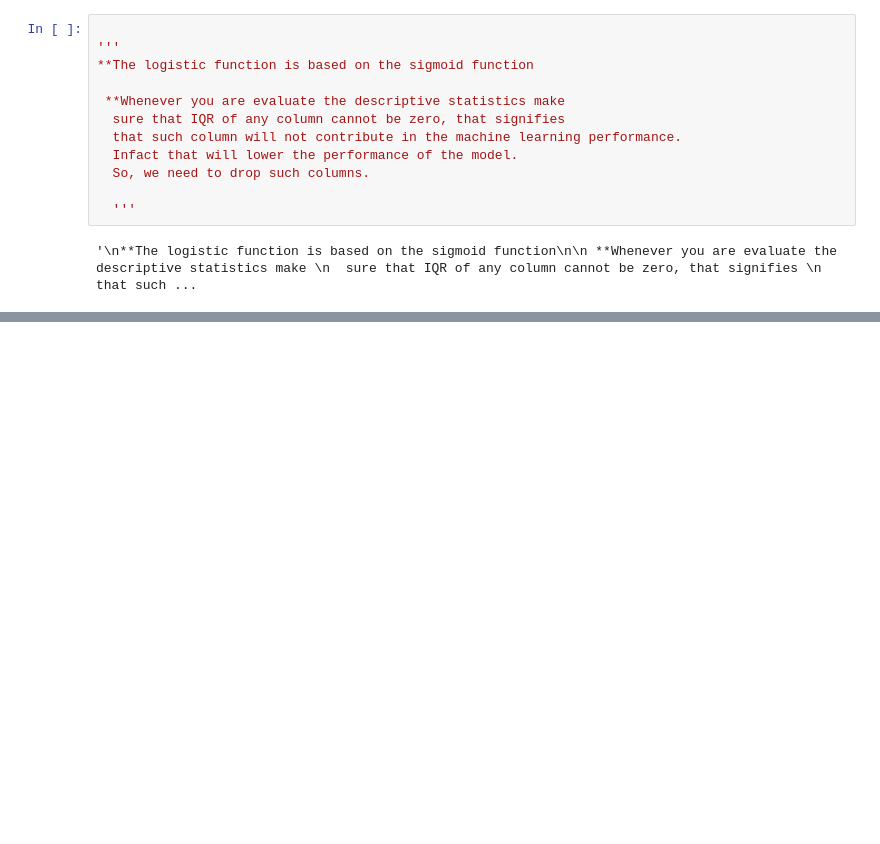
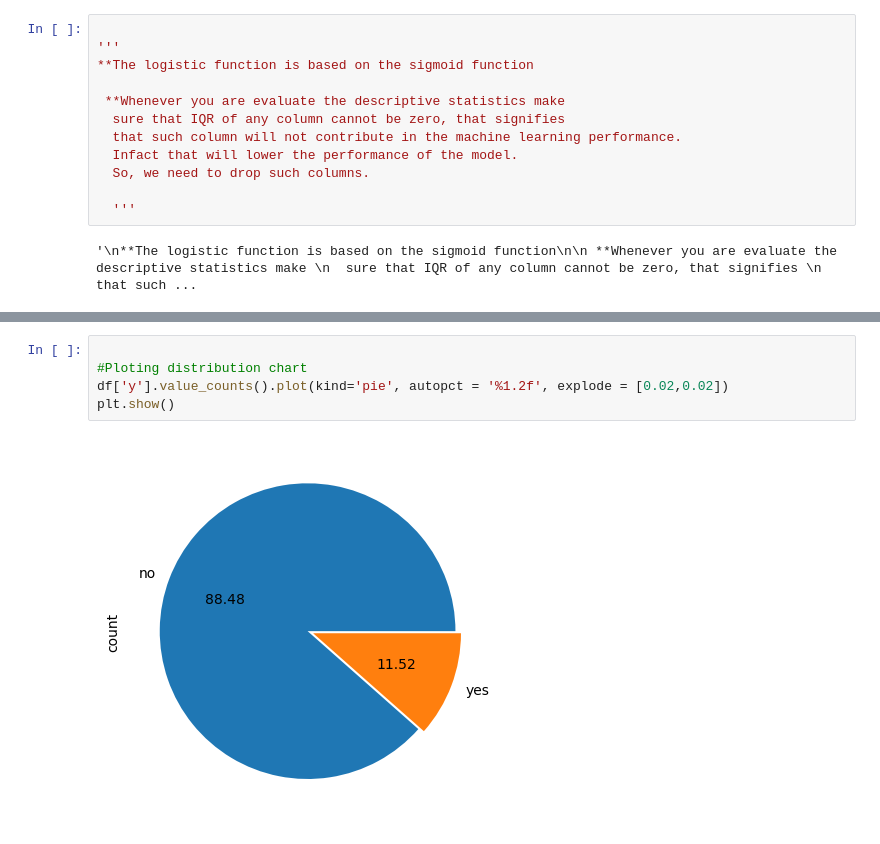
Before and after one commit to vikasmishra0921/Bank_Telemarketing_classifier, a Jupyter notebook: Model.ipynb, the cells around one changed output, grey strips where cells are left out. Saved outputs shown, nothing was run; the diff lists cells and outputs as text; blank space fills up the shorter version.

```diff
--- a/Model.ipynb
+++ b/Model.ipynb
@@ -126,0 +148,7 @@ NOTE :
+# %%
+
+#Ploting distribution chart
+df['y'].value_counts().plot(kind='pie', autopct = '%1.2f', explode = [0.02,0.02])
+plt.show()
+# %% [output]
+[figure, added]
```
Also changed, not shown: parts of 16 cells of this notebook.
